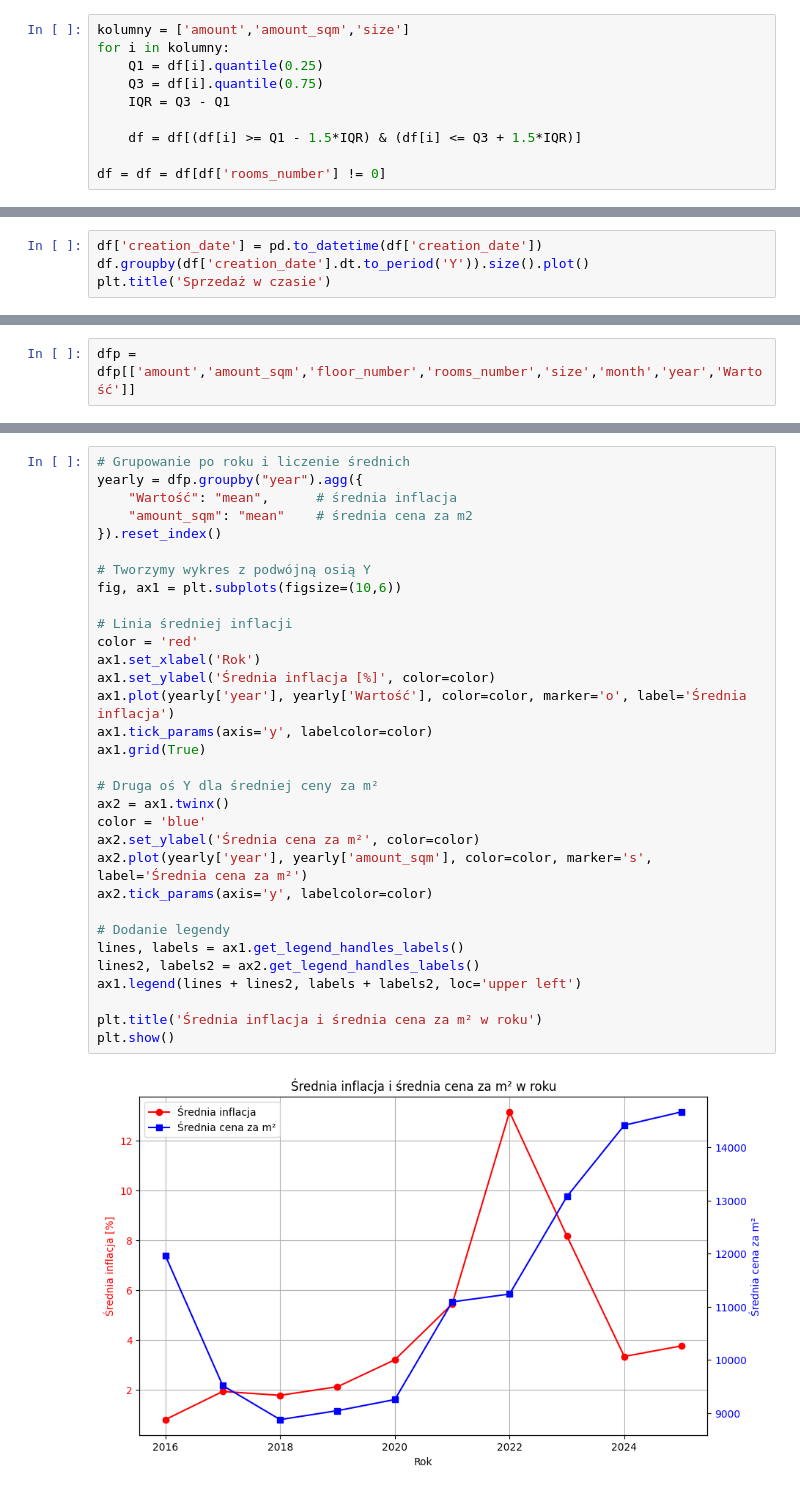
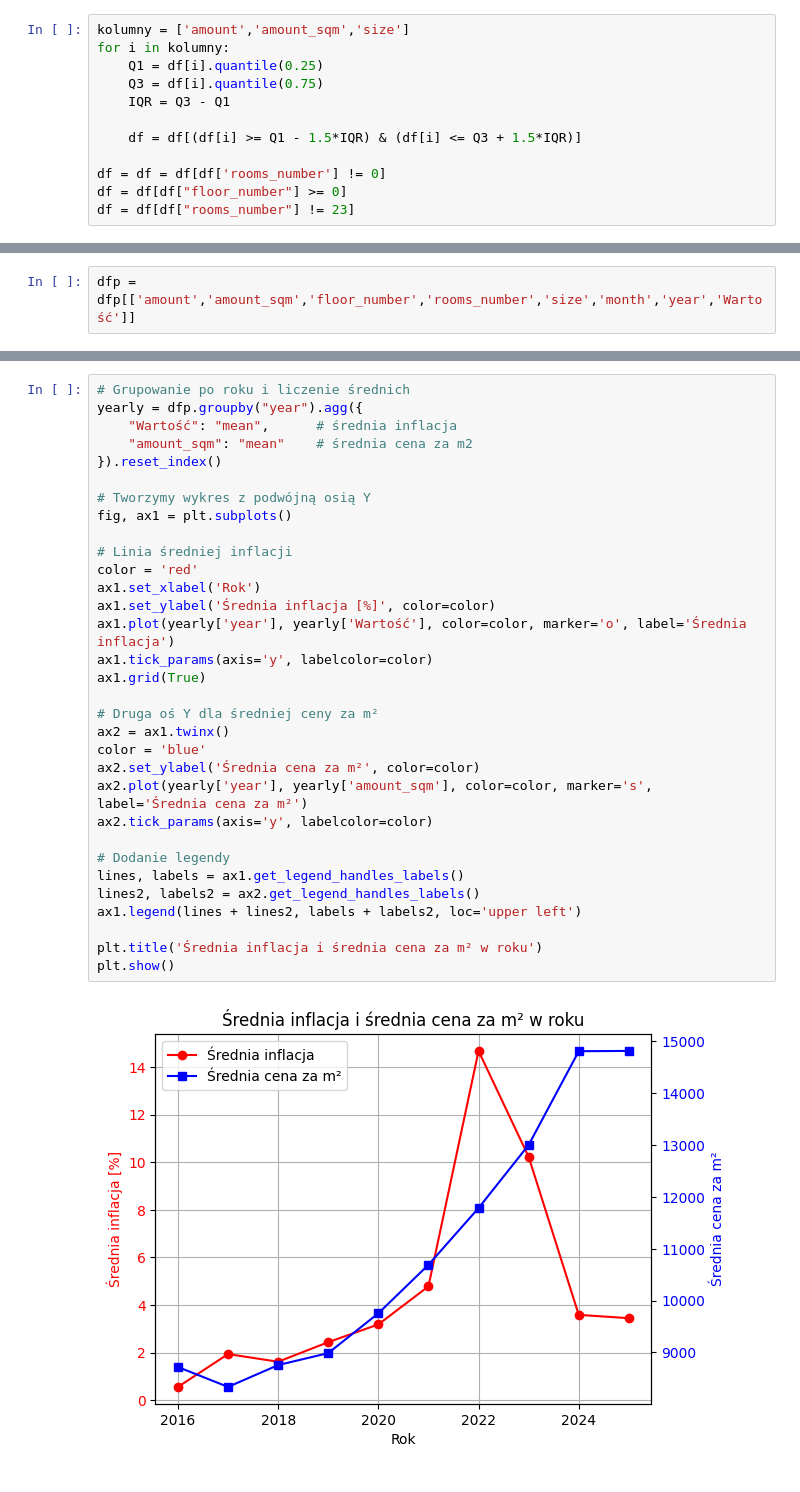
Before and after one commit to dokede/RCN, a Jupyter notebook: rcn.ipynb, the cells around one changed output, grey strips where cells are left out. Drawn from its saved outputs; the diff is of its cells as text.

```diff
--- a/rcn.ipynb
+++ b/rcn.ipynb
@@ -114,6 +114,8 @@ for i in kolumny:
     df = df[(df[i] >= Q1 - 1.5*IQR) & (df[i] <= Q3 + 1.5*IQR)]
 
 df = df = df[df['rooms_number'] != 0]
+df = df[df["floor_number"] >= 0]
+df = df[df["rooms_number"] != 23]
 # %%
 df.describe()
 # %% [output]
@@ -242,4 +243,0 @@ Sprzedaż mieszkań w czasie
-# %%
-df['creation_date'] = pd.to_datetime(df['creation_date'])
-df.groupby(df['creation_date'].dt.to_period('Y')).size().plot()
-plt.title('Sprzedaż w czasie')
@@ -378,32 +360,32 @@ memory usage: 116.3 KB
 yearly = dfp.groupby("year").agg({
     "Wartość": "mean",      # średnia inflacja
     "amount_sqm": "mean"    # średnia cena za m2
 }).reset_index()
 
 # Tworzymy wykres z podwójną osią Y
-fig, ax1 = plt.subplots(figsize=(10,6))
+fig, ax1 = plt.subplots()
 
 # Linia średniej inflacji
 color = 'red'
 ax1.set_xlabel('Rok')
 ax1.set_ylabel('Średnia inflacja [%]', color=color)
 ax1.plot(yearly['year'], yearly['Wartość'], color=color, marker='o', label='Średnia inflacja')
 ax1.tick_params(axis='y', labelcolor=color)
 ax1.grid(True)
 
 # Druga oś Y dla średniej ceny za m²
 ax2 = ax1.twinx()
 color = 'blue'
 ax2.set_ylabel('Średnia cena za m²', color=color)
 ax2.plot(yearly['year'], yearly['amount_sqm'], color=color, marker='s', label='Średnia cena za m²')
 ax2.tick_params(axis='y', labelcolor=color)
 
 # Dodanie legendy
 lines, labels = ax1.get_legend_handles_labels()
 lines2, labels2 = ax2.get_legend_handles_labels()
 ax1.legend(lines + lines2, labels + labels2, loc='upper left')
 
 plt.title('Średnia inflacja i średnia cena za m² w roku')
 plt.show()
 # %% [output]
-[figure, old version]
+[figure, new version]
```
Also changed, not shown: parts of 33 cells of this notebook, 6 other files.
